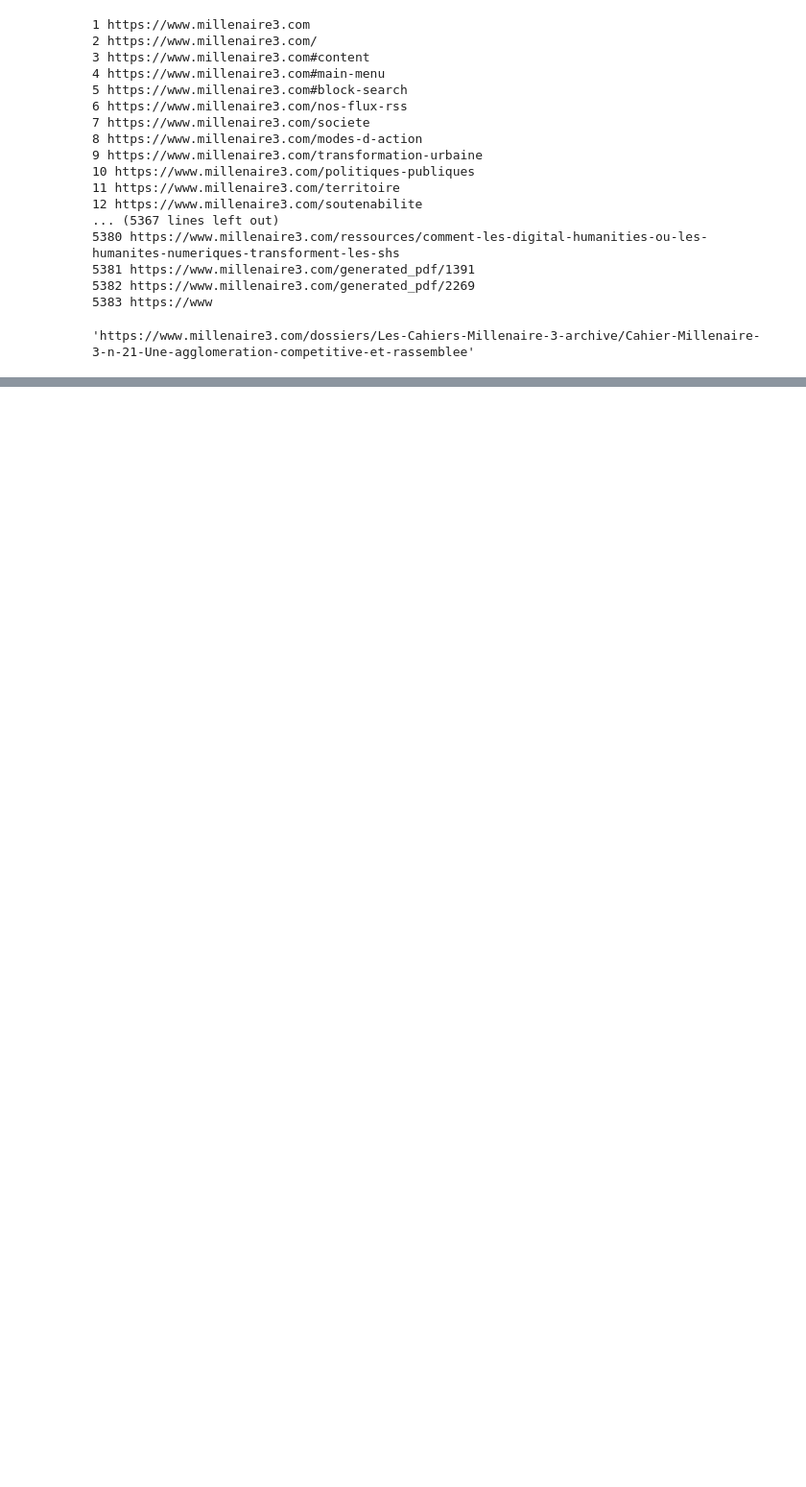
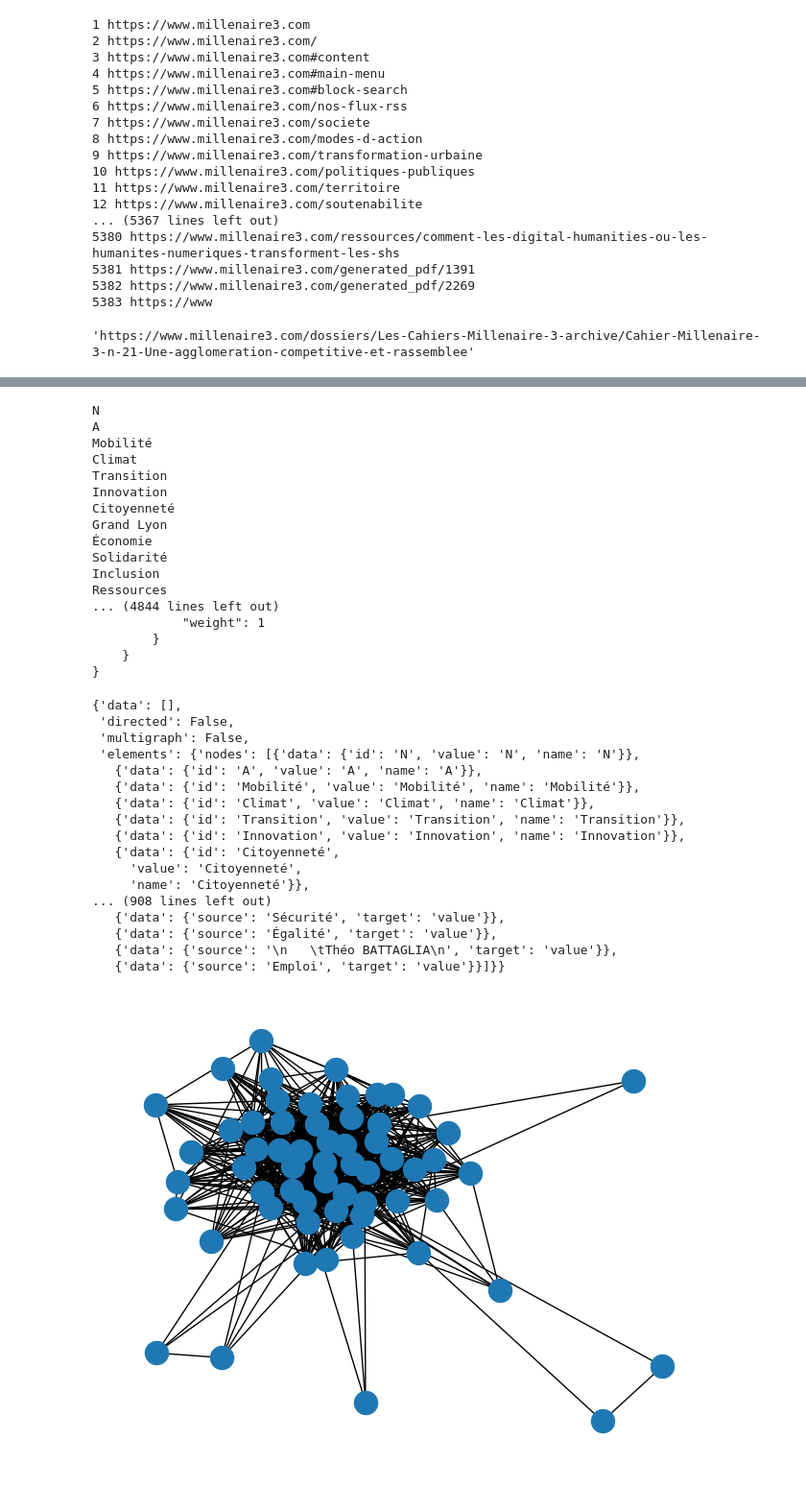
Before and after one commit to Geminy3/Skoli_M3, a Jupyter notebook: Scrap_M3.ipynb, the cells around one changed output, grey strips where cells are left out. Shown: that part at 96% size. Cells and saved outputs as stored; diff of their text form; code cells hidden in the pictures; blank space fills up the shorter version.

```diff
--- a/Scrap_M3.ipynb
+++ b/Scrap_M3.ipynb
@@ -312,0 +318,80 @@ errors
+# %%
+import networkx as nx
+
+tag_dic = {}
+
+for url in mult_items:
+    # print(url, len(mult_items[url]["tags"]))
+    for tag in mult_items[url]["tags"]:
+        if tag not in tag_dic.keys():
+            tag_dic[tag] = {}
+
+for tag in tag_dic.keys():
+    tag_dic[tag]["value"] = 0
+    for url in mult_items:
+        if tag in mult_items[url]["tags"]:
+            tag_dic[tag]["value"] += 1
+            for t in mult_items[url]["tags"]:
+                if t != tag and t not in tag_dic[tag].keys():
+                    tag_dic[tag][t] = {"weight" : 1}
+                elif t != tag and t in tag_dic[tag].keys():
+                    tag_dic[tag][t]["weight"] += 1
+
+
+G = nx.Graph()
+
+for url in mult_items:
+    for tag in mult_items[url]["tags"]:
+        if tag not in G.nodes():
+            G.add_node(tag, value = 1)
+        elif tag in G.nodes():
+            G
+
+for node in G.nodes:
+    for url in mult_items:
+        if node in mult_items[url]["tags"]:
+            for tag in mult_items[url]["tags"]:
+                if t != tag and not G.has_edge(tag, t):
+                    G.add_edge(tag, t, weight = 1)
+                elif t != tag and G.has_edge(tag, t):
+                    tag_dic[tag][t]["weight"] += 1
+
+g = nx.Graph(tag_dic)
+nx.draw(g)
+nx.cytoscape_data(g, name = "net_tags.json")
+# %% [output]
+N
+A
+Mobilité
+Climat
+Transition
+Innovation
+Citoyenneté
+Grand Lyon
+Économie
+Solidarité
+Inclusion
+Ressources
+... (4844 lines left out)
+            "weight": 1
+        }
+    }
+}
+{'data': [],
+ 'directed': False,
+ 'multigraph': False,
+ 'elements': {'nodes': [{'data': {'id': 'N', 'value': 'N', 'name': 'N'}},
+   {'data': {'id': 'A', 'value': 'A', 'name': 'A'}},
+   {'data': {'id': 'Mobilité', 'value': 'Mobilité', 'name': 'Mobilité'}},
+   {'data': {'id': 'Climat', 'value': 'Climat', 'name': 'Climat'}},
+   {'data': {'id': 'Transition', 'value': 'Transition', 'name': 'Transition'}},
+   {'data': {'id': 'Innovation', 'value': 'Innovation', 'name': 'Innovation'}},
+   {'data': {'id': 'Citoyenneté',
+     'value': 'Citoyenneté',
+     'name': 'Citoyenneté'}},
+... (908 lines left out)
+   {'data': {'source': 'Sécurité', 'target': 'value'}},
+   {'data': {'source': 'Égalité', 'target': 'value'}},
+   {'data': {'source': '\n   \tThéo BATTAGLIA\n', 'target': 'value'}},
+   {'data': {'source': 'Emploi', 'target': 'value'}}]}}
+[figure, added]
```
Also changed, not shown: parts of 5 cells of this notebook, 5 other files.
